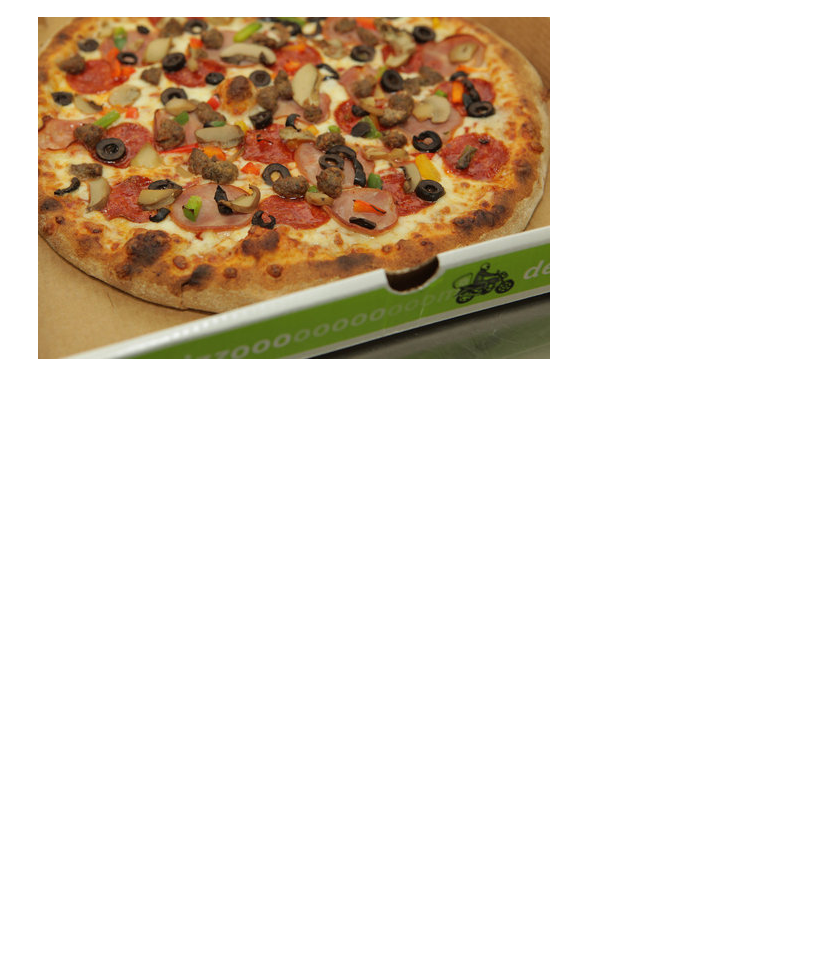
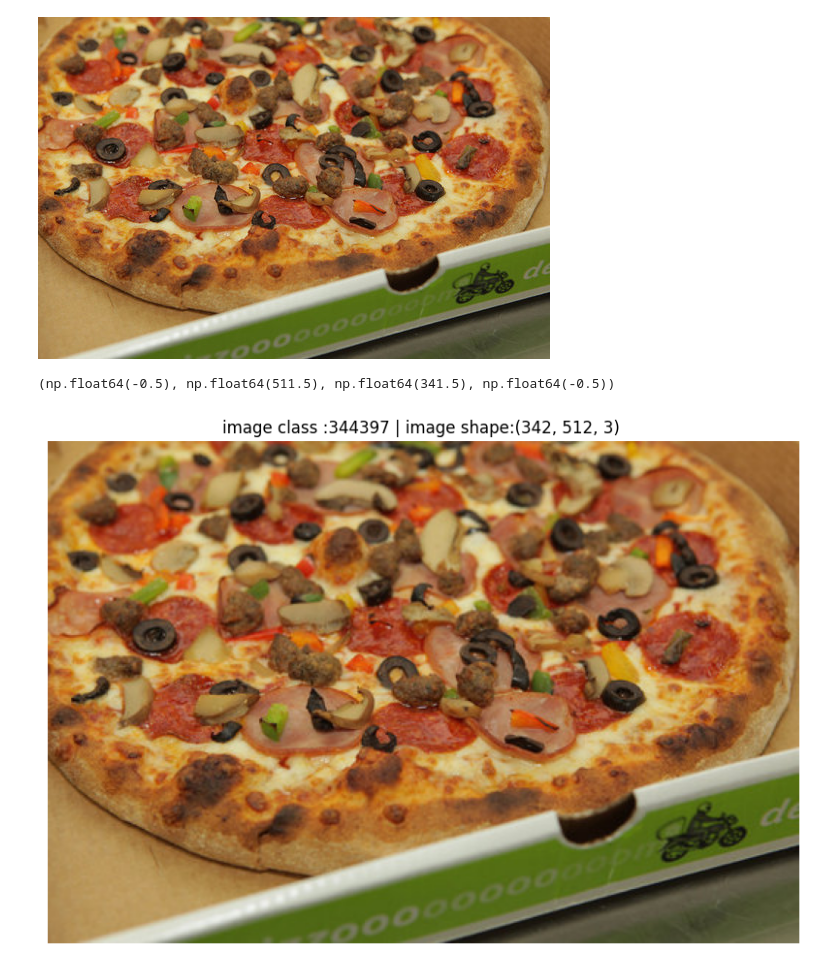
Before and after one commit to Omkar985087/PyTorch, a Jupyter notebook: 07_pytorch.ipynb, the cells around one changed output. Drawn from its saved outputs; the diff is of its cells as text; code cells hidden in the pictures; blank space fills up the shorter version.

```diff
--- a/07_pytorch.ipynb
+++ b/07_pytorch.ipynb
@@ -114,3 +114,15 @@ image class:344397
 image height :342
 image width:512
 [figure]
+# %%
+#turn the image into an array
+imag_as_array=np.asarray(img)
+
+#plot the image with matplotlib
+plt.figure(figsize=(10,7))
+plt.imshow(imag_as_array)
+plt.title(f"image class :{image_class} | image shape:{imag_as_array.shape} ")
+plt.axis(False)
+# %% [output]
+(np.float64(-0.5), np.float64(511.5), np.float64(341.5), np.float64(-0.5))
+[figure, added]
```
